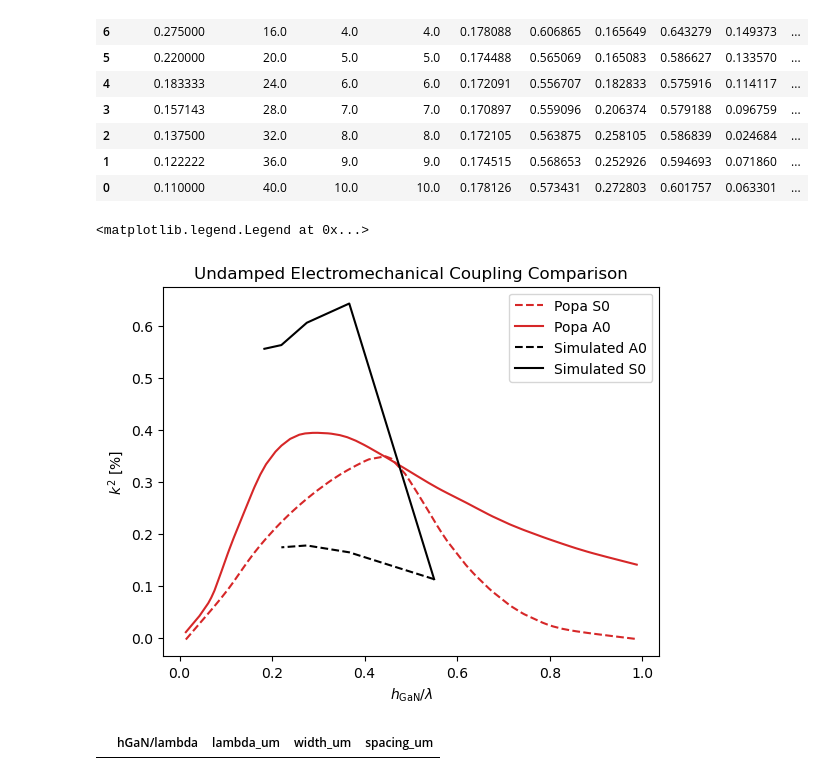
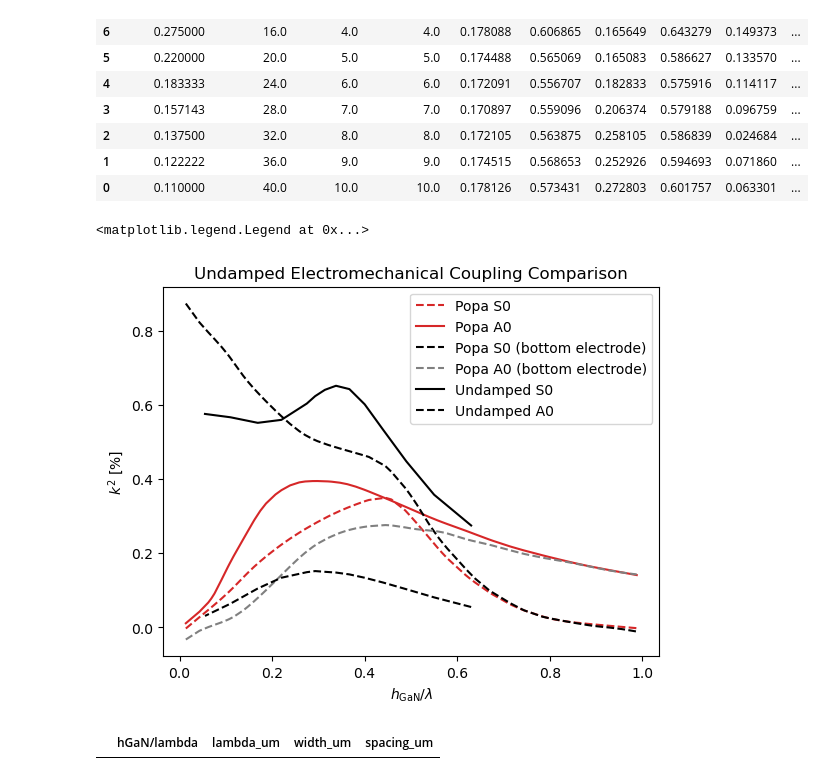
Before and after one commit to ninja-lab/Resonators, a Jupyter notebook: ComsolPlots3.ipynb, the cells around one changed output. Saved outputs shown, nothing was run; the diff lists cells and outputs as text; code cells hidden in the pictures.

```diff
--- a/ComsolPlots3.ipynb
+++ b/ComsolPlots3.ipynb
@@ -215,54 +215,55 @@ undamped_k2_df = (
 
 undamped_k2_df
 
 fig, ax = plt.subplots()
 
 # Popa reference curves (Top vs. Bottom electrode versions)
 popa_columns = [
     ('S0', 'tab:red', '--', 'Popa S0 '),
     #('S0_be', 'tab:red', '-', 'Popa S0 (bottom electrode)'),
     ('A0', 'tab:red', '-', 'Popa A0 '),
     #('A0_be', 'tab:red', '-', 'Popa A0 (bottom electrode)'),
-    #('S0_be', 'k', '--', 'Popa S0 (bottom electrode)'),
-    #('A0_be', 'gray', '--', 'Popa A0 (bottom electrode)'),
+    ('S0_be', 'k', '--', 'Popa S0 (bottom electrode)'),
+    ('A0_be', 'gray', '--', 'Popa A0 (bottom electrode)'),
 ]
 for column, color, linestyle, label in popa_columns:
     if column in popa_df.columns:
         ax.plot(
             popa_df['hGan/Lambda'],
             popa_df[column],
             color=color,
             linestyle=linestyle,
             label=label
         )
+ax.plot(undamped_df['hGan/Lambda'], undamped_df['Symmetric ksq%'], color='k', linestyle='-', label='Undamped S0')
+ax.plot(undamped_df['hGan/Lambda'], undamped_df['Antisymmetric ksq%'], color='k', linestyle='--', label='Undamped A0')
+# Simulation (undamped) curves
+# ax.plot(
+#     undamped_k2_df['hGaN/lambda'],
+#     undamped_k2_df['ksq_A0_fd_undamped'],
+#     color='k',
+#     linestyle='--',
+#     #marker='o',
+#     label='Simulated A0'
 
-# Simulation (undamped) curves
-ax.plot(
-    undamped_k2_df['hGaN/lambda'],
-    undamped_k2_df['ksq_A0_fd_undamped'],
-    color='k',
-    linestyle='--',
-    #marker='o',
-    label='Simulated A0'
+# )
+# ax.plot(
+#     undamped_k2_df['hGaN/lambda'],
+#     undamped_k2_df['ksq_S0_fd_undamped'],
+#     color='k',
+#     linestyle='-',
+#     #marker='s',
+#     label='Simulated S0'
 
-)
-ax.plot(
-    undamped_k2_df['hGaN/lambda'],
-    undamped_k2_df['ksq_S0_fd_undamped'],
-    color='k',
-    linestyle='-',
-    #marker='s',
-    label='Simulated S0'
-
-)
+# )
 
 ax.set_xlabel(r'$h_{\mathrm{GaN}}/\lambda$')
 ax.set_title('Undamped Electromechanical Coupling Comparison')
 ax.set_ylabel(r'$k^2$ [%]')
 ax.legend(loc='best')
 # %% [output]
 <matplotlib.legend.Legend at 0x...>
-[figure, old version]
+[figure, new version]
 # %%
 undamped_k2_df
 # %% [output]
```
Also changed, not shown: parts of 2 cells of this notebook, 26 other files.
